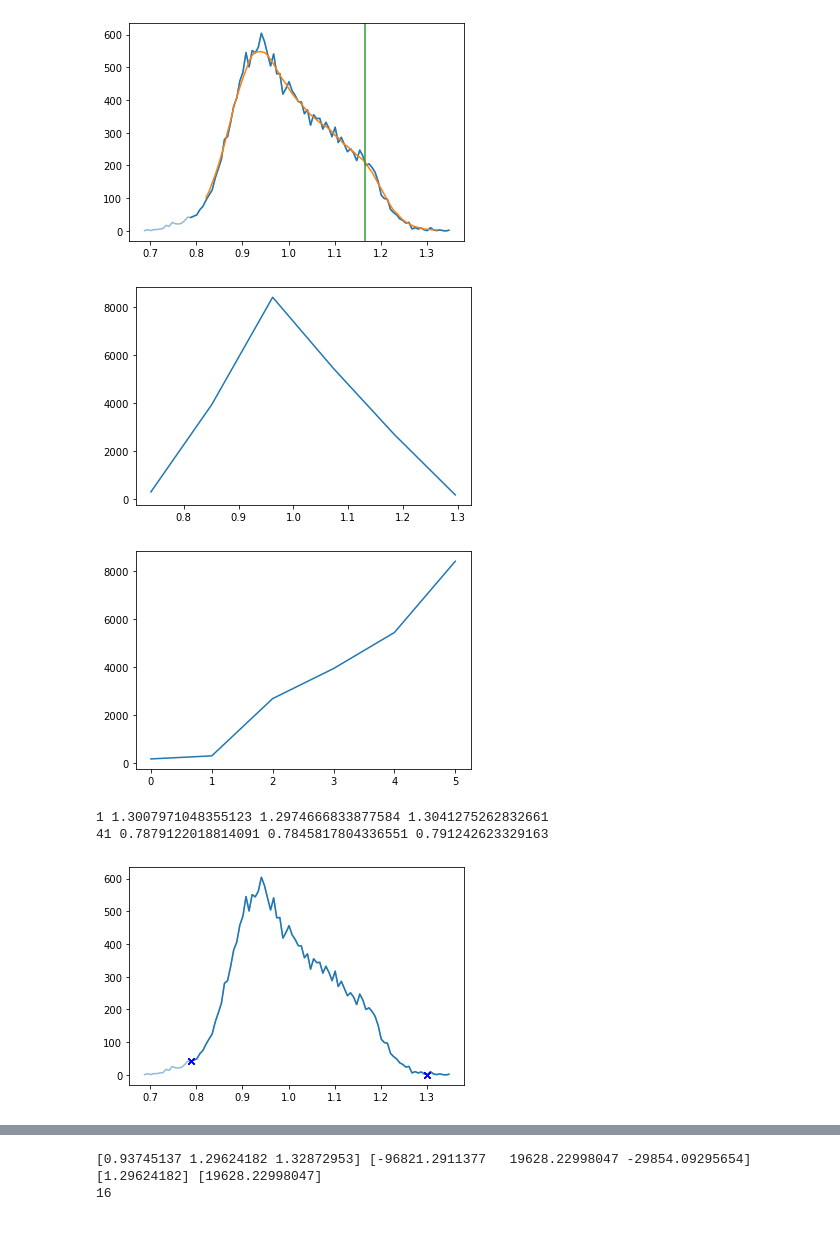
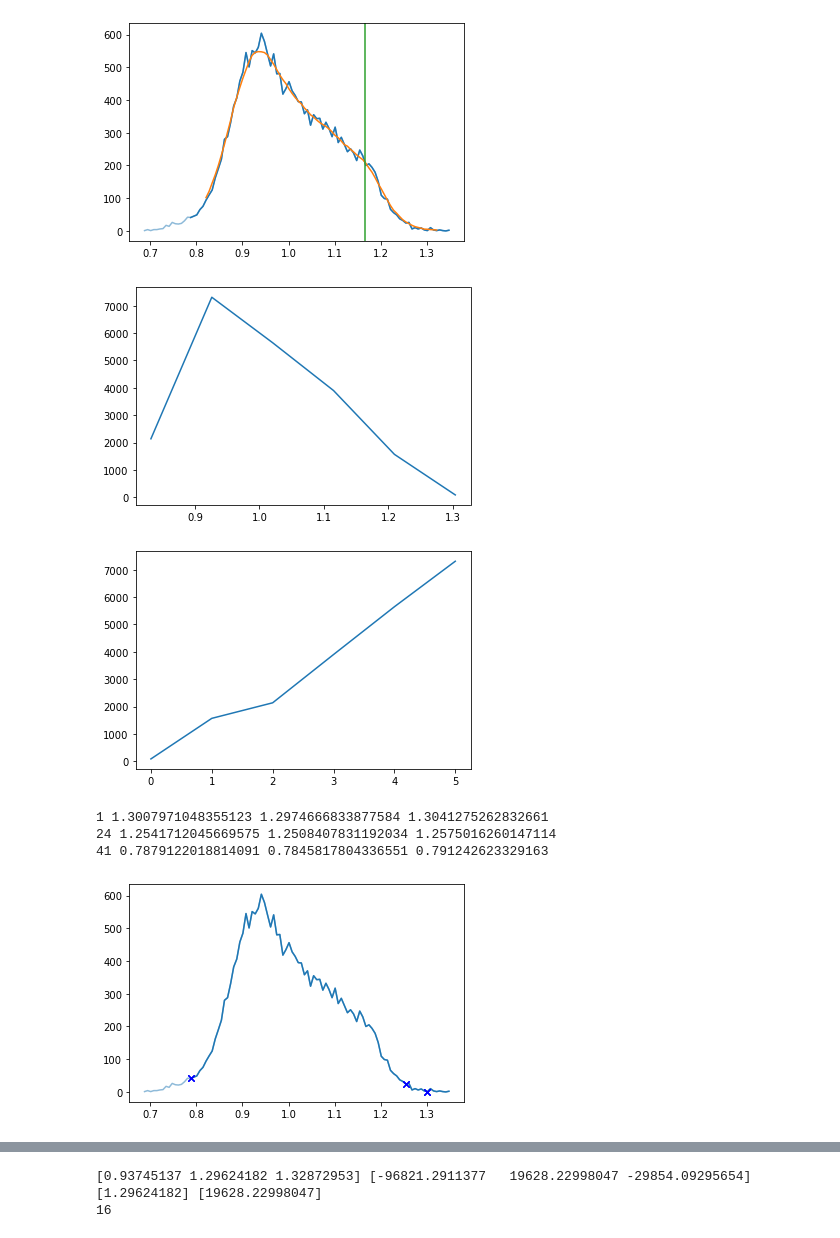
Before and after one commit to molecularmachinist/functional_sampling_tool, a Jupyter notebook: prod/autosampler_notebook.ipynb, the cells around one changed output, grey strips where cells are left out. Cells and saved outputs as stored; diff of their text form; code cells hidden in the pictures.

```diff
--- a/prod/autosampler_notebook.ipynb
+++ b/prod/autosampler_notebook.ipynb
@@ -281,41 +281,42 @@ plt.show()
 # %% [output]
 [] {'prominences': array([], dtype=float64), 'left_bases': array([], dtype=int64), 'right_bases': array([], dtype=int64)}
 [figure]
-# %%
-_big_bins = np.linspace(bin_edges[0], bin_edges[-1], 7)
-
-_big_hist, _ = np.histogram(fval, bins=_big_bins)
-_big_bin_cnt = (_big_bins[1:]+_big_bins[:-1])/2
-
-_srt_ndx = np.argsort(_big_hist)
-
-plt.plot(_big_bin_cnt,_big_hist)
-plt.show()
-
-plt.plot(_big_hist[_srt_ndx])
-plt.show()
-
-
-_choices = []
-_choose_bins=2
-for i in range(_choose_bins):
-    _binmask = mask*(bin_centers>_big_bins[_srt_ndx[i]])*(bin_centers<_big_bins[_srt_ndx[i]+1])*(hist!=0)
-    _smallest_bin = np.argmin(hist[_binmask])
-    _choices.append(np.arange(len(hist))[_binmask][_smallest_bin])
-    print(hist[_choices[-1]], bin_centers[_choices[-1]], bin_edges[_choices[-1]], bin_edges[_choices[-1]+1])
-
-for i in range(N-len(_choices)):
-    _choices.append(_choices[i])
-
-chosen_bins=_choices
-
-plt.plot(bin_centers, hist, color="C0", alpha=0.5)
-plt.plot(bin_centers[mask], hist[mask], color="C0")
-plt.plot(bin_centers[_choices], hist[_choices], "bx")
-plt.show()
-# %% [output]
-[figure, removed]
-[figure, removed]
-1 1.3007971048355123 1.2974666833877584 1.3041275262832661
-41 0.7879122018814091 0.7845817804336551 0.791242623329163
-[figure, removed]
+# %%
+_big_bins = np.linspace(bin_edges[:-1][mask][0], bin_edges[1:][mask][-1], 7)
+
+_big_hist, _ = np.histogram(fval, bins=_big_bins)
+_big_bin_cnt = (_big_bins[1:]+_big_bins[:-1])/2
+
+_srt_ndx = np.argsort(_big_hist)
+
+plt.plot(_big_bin_cnt,_big_hist)
+plt.show()
+
+plt.plot(_big_hist[_srt_ndx])
+plt.show()
+
+
+_choices = []
+_choose_bins=3
+for i in range(_choose_bins):
+    _binmask = mask*(bin_centers>_big_bins[_srt_ndx[i]])*(bin_centers<_big_bins[_srt_ndx[i]+1])*(hist!=0)
+    _smallest_bin = np.argmin(hist[_binmask])
+    _choices.append(np.arange(len(hist))[_binmask][_smallest_bin])
+    print(hist[_choices[-1]], bin_centers[_choices[-1]], bin_edges[_choices[-1]], bin_edges[_choices[-1]+1])
+
+for i in range(N-len(_choices)):
+    _choices.append(_choices[i])
+
+chosen_bins=_choices
+
+plt.plot(bin_centers, hist, color="C0", alpha=0.5)
+plt.plot(bin_centers[mask], hist[mask], color="C0")
+plt.plot(bin_centers[_choices], hist[_choices], "bx")
+plt.show()
+# %% [output]
+[figure, added]
+[figure, added]
+1 1.3007971048355123 1.2974666833877584 1.3041275262832661
+24 1.2541712045669575 1.2508407831192034 1.2575016260147114
+41 0.7879122018814091 0.7845817804336551 0.791242623329163
+[figure, added]
```
Also changed, not shown: parts of 2 cells of this notebook.
